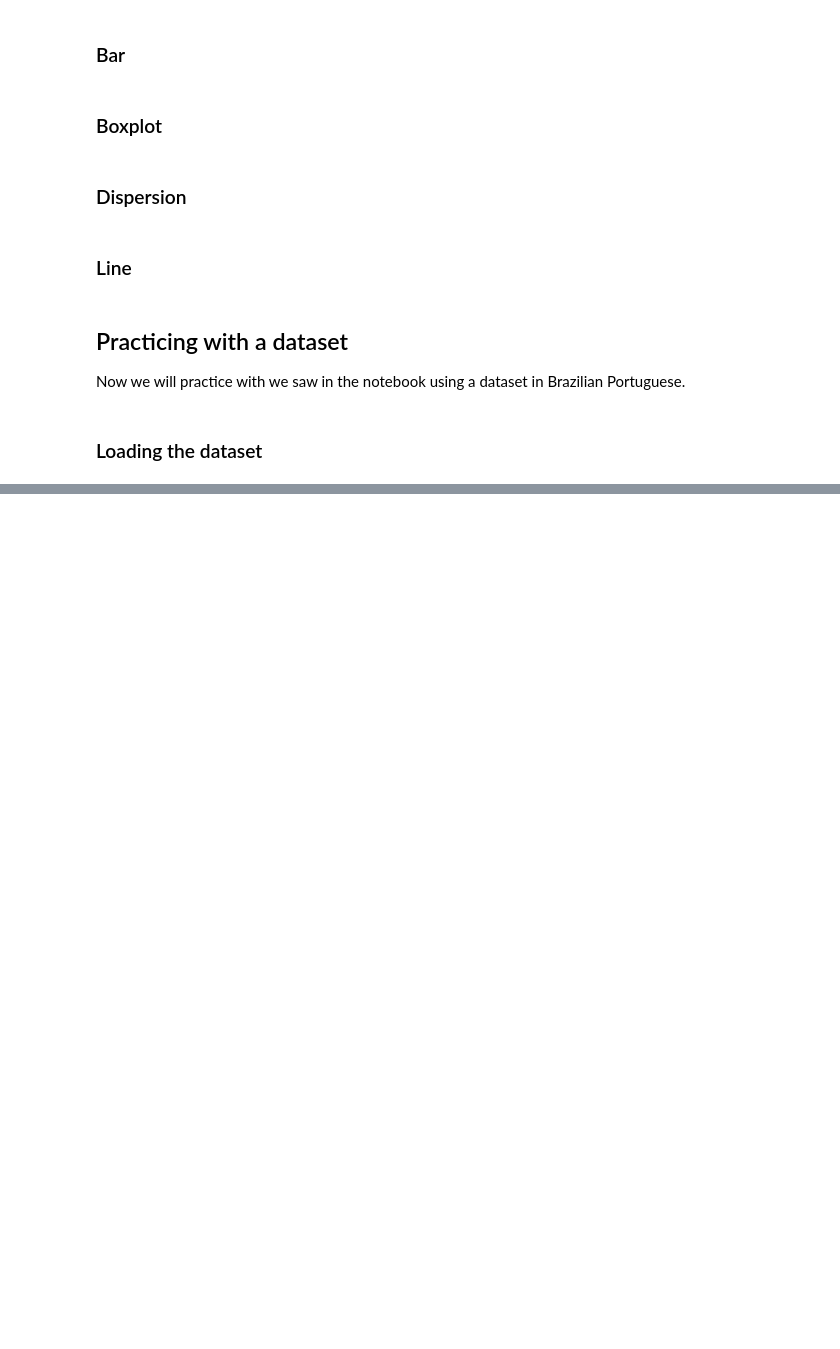
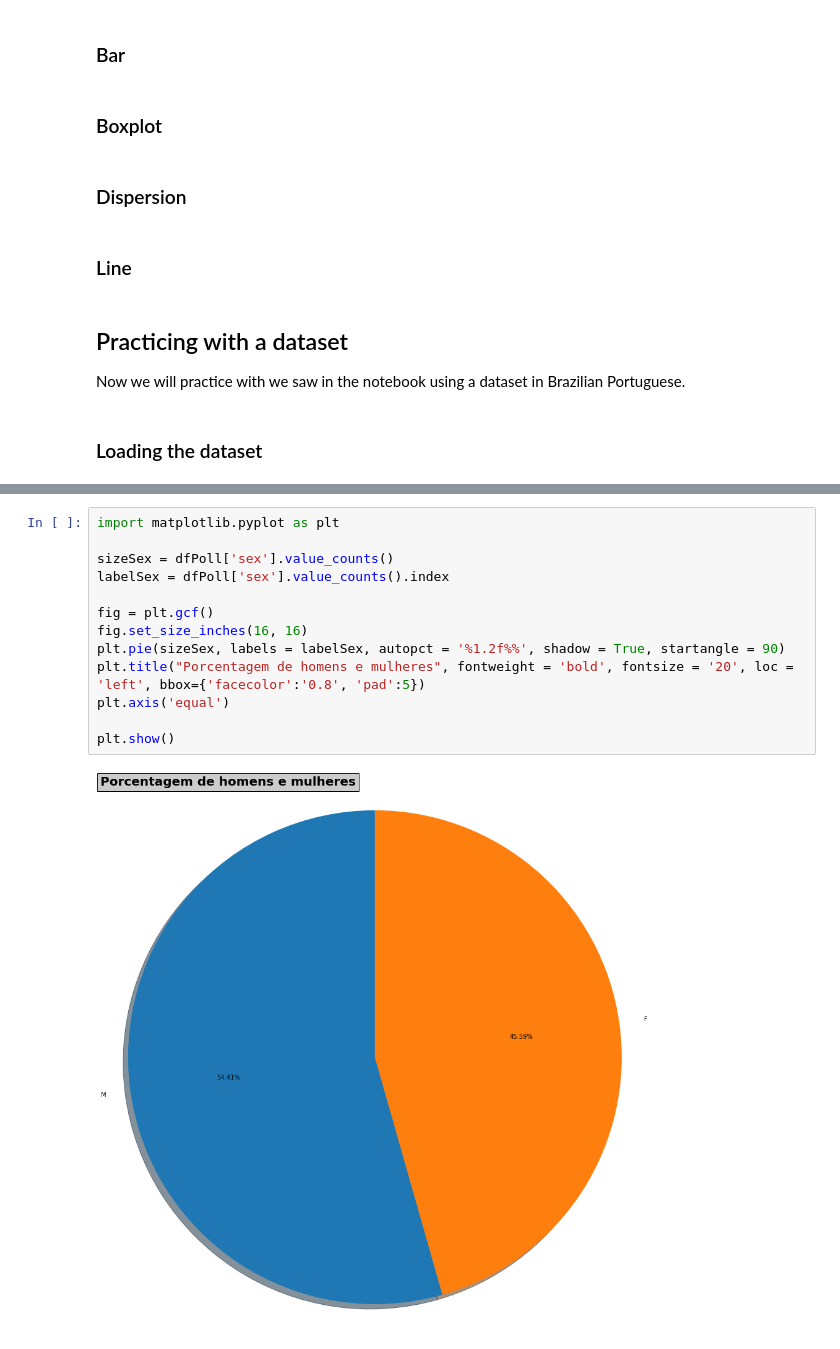
Before and after one commit to brenoslivio/Statistics-Python, a Jupyter notebook: 1-DescriptiveAnalysis/1_DescriptiveAnalysis.ipynb, the cells around one changed output, grey strips where cells are left out. Saved outputs shown, nothing was run; the diff lists cells and outputs as text; blank space fills up the shorter version.

```diff
--- a/1-DescriptiveAnalysis/1_DescriptiveAnalysis.ipynb
+++ b/1-DescriptiveAnalysis/1_DescriptiveAnalysis.ipynb
@@ -190,0 +342,15 @@ dfPoll['height_m'].quantile()
+# %%
+import matplotlib.pyplot as plt
+
+sizeSex = dfPoll['sex'].value_counts()
+labelSex = dfPoll['sex'].value_counts().index
+
+fig = plt.gcf()
+fig.set_size_inches(16, 16)
+plt.pie(sizeSex, labels = labelSex, autopct = '%1.2f%%', shadow = True, startangle = 90)
+plt.title("Porcentagem de homens e mulheres", fontweight = 'bold', fontsize = '20', loc = 'left', bbox={'facecolor':'0.8', 'pad':5})
+plt.axis('equal')
+
+plt.show()
+# %% [output]
+[figure, added]
```
Also changed, not shown: parts of 24 cells of this notebook.
